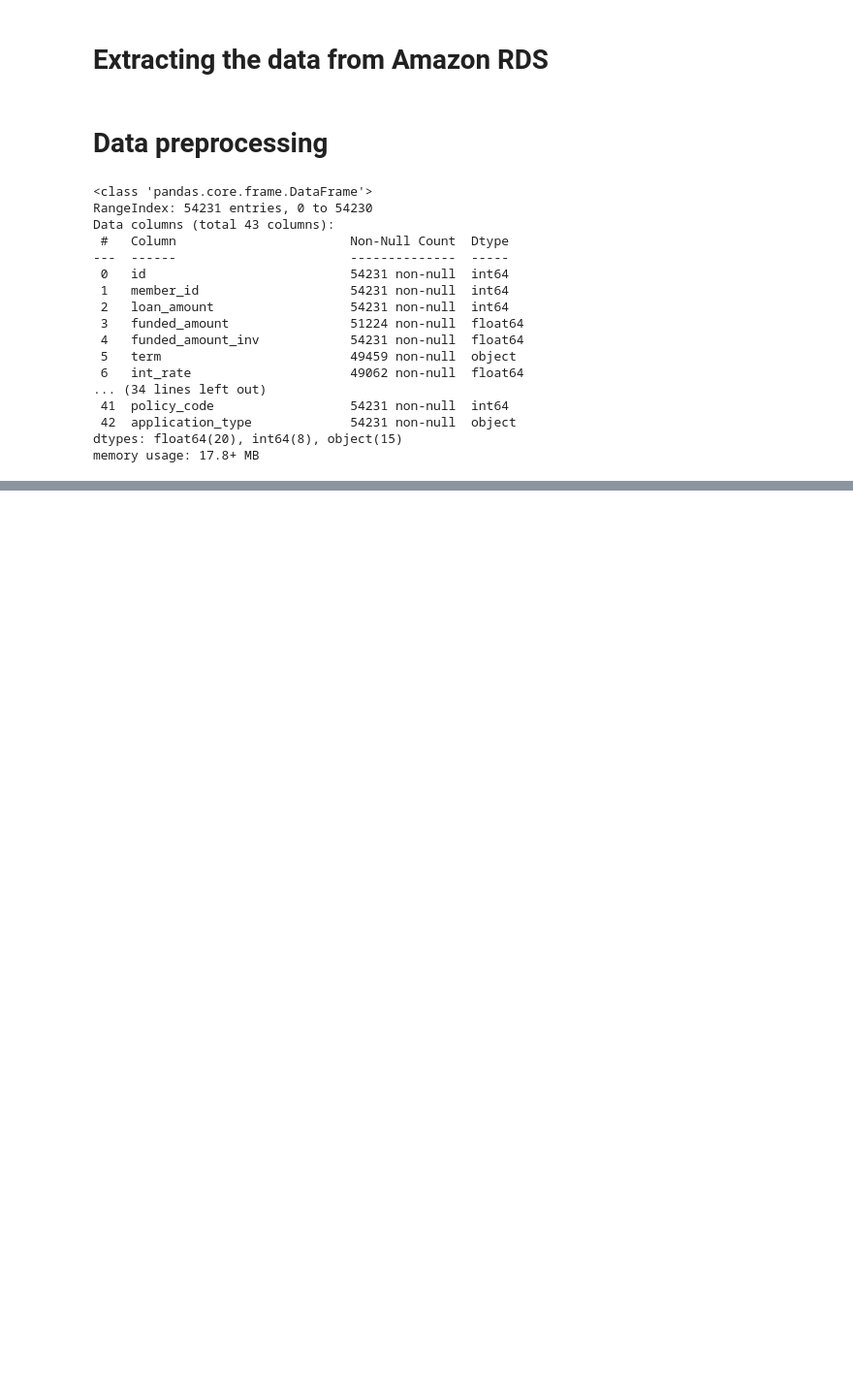
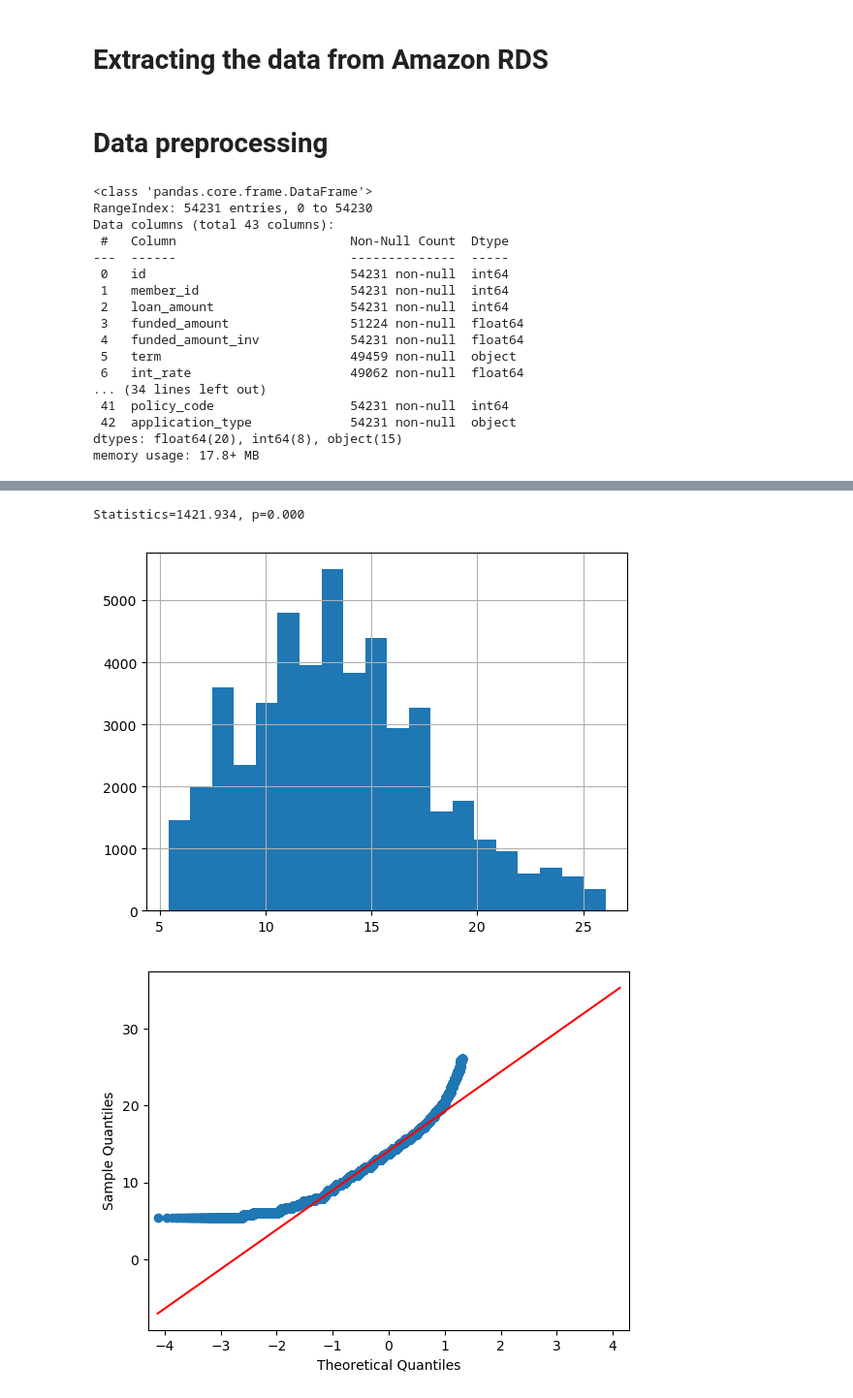
Before and after one commit to ChristianDaza/EDA_finance, a Jupyter notebook: SRC/EDA.ipynb, the cells around one changed output, grey strips where cells are left out. Shown at 97% size. Saved outputs shown, nothing was run; the diff lists cells and outputs as text; code cells hidden in the pictures; blank space fills up the shorter version.

```diff
--- a/SRC/EDA.ipynb
+++ b/SRC/EDA.ipynb
@@ -206,0 +209,12 @@ dtype: float64
+# %%
+# Normality test
+norm_test(df_prep.dataframe, "int_rate")
+# Historgram
+df_prep.dataframe["int_rate"].hist(bins=20)
+# QQplot
+qq_plot = qqplot(df_prep.dataframe["int_rate"], scale=1 ,line='q')
+pyplot.show()
+# %% [output]
+Statistics=1421.934, p=0.000
+[figure, added]
+[figure, added]
```
Also changed, not shown: parts of 22 cells of this notebook, 1 other file.
